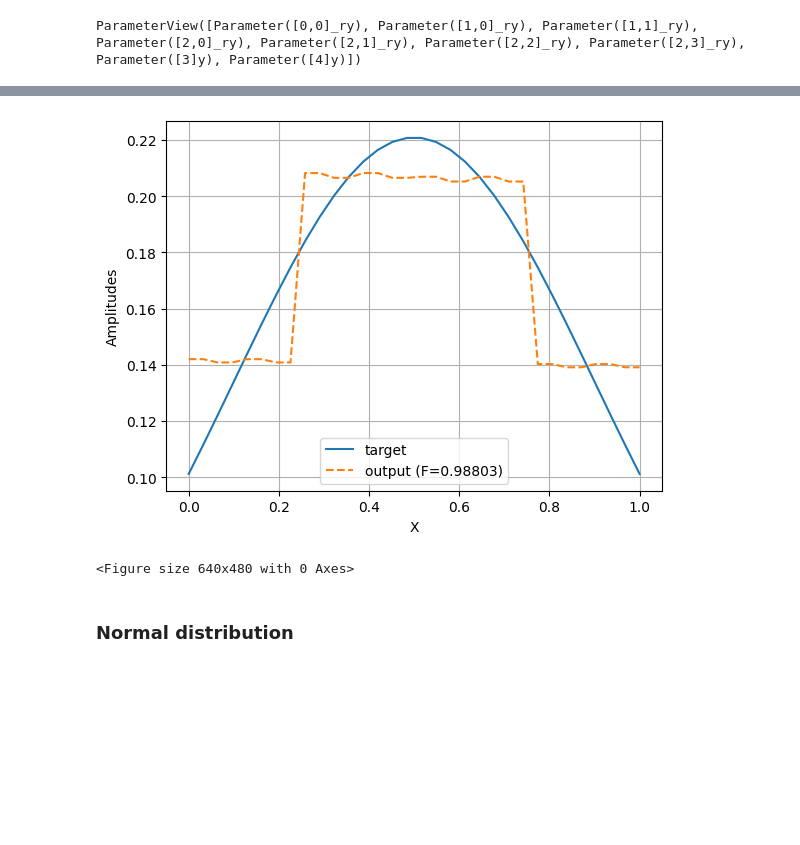
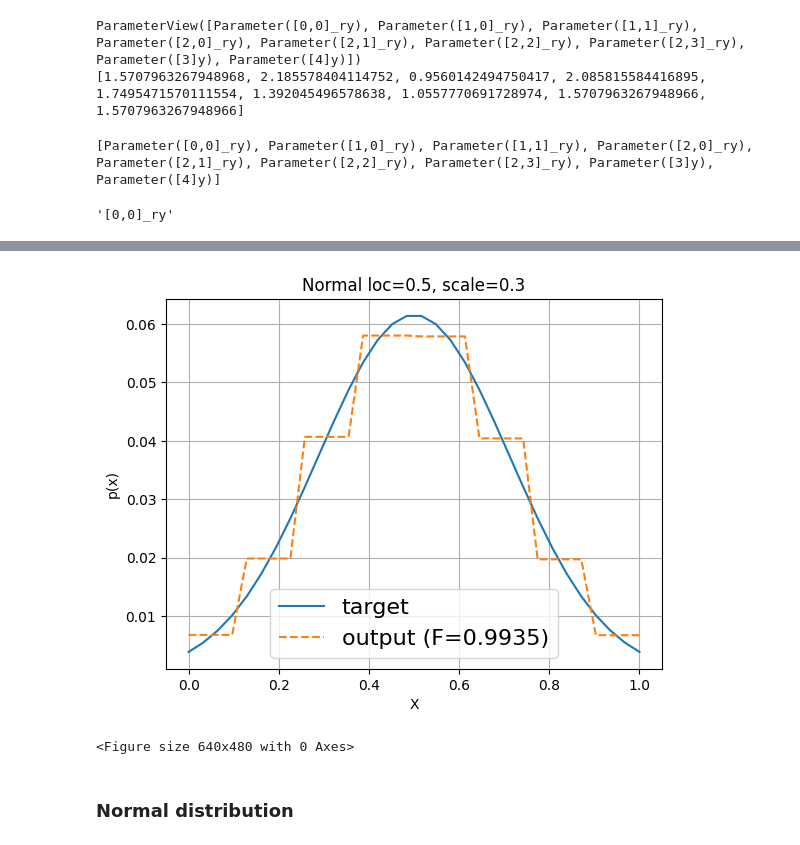
Before and after one commit to IsmaelCesar/sanches-modified, a Jupyter notebook: replicates/distributions.ipynb, the cells around one changed output, grey strips where cells are left out. Cells and saved outputs as stored; diff of their text form; code cells hidden in the pictures; blank space fills up the shorter version.

```diff
--- a/replicates/distributions.ipynb
+++ b/replicates/distributions.ipynb
@@ -17,7 +17,7 @@ import matplotlib.pyplot as plt
 # %%
 class ReplicateOptModule:
 
-    def __init__(self, ansatz: QuantumCircuit, k0: int, init_params: np.ndarray, target_state: np.ndarray, maxiter: int = 100, learning_rate: float = 1.5, tol: float=1e-4):
+    def __init__(self, ansatz: QuantumCircuit, k0: int, init_params: np.ndarray, target_state: np.ndarray, maxiter: int = 100, learning_rate: float = 1.5, tol: float=1e-9):
         self._ansatz = ansatz
         self._num_qubits = ansatz.num_qubits
         self._init_params = init_params
@@ -118,7 +118,7 @@ class ReplicateOptModule:
         return {"loss": computed_loss, "x": params}
 # %%
 num_qubits = 5
-state_params = {"x_points": (0, 1), "loc": 0.5, "scale": 0.4}
+state_params = {"x_points": (0, 1), "loc": 0.5, "scale": 0.3}
 
 normal_amplitudes = get_state(num_qubits, "normal", state_params)
 eta = compute_eta("normal", density_params=state_params)
@@ -126,13 +126,22 @@ eta = compute_eta("normal", density_params=state_params)
 sanchez = SanchezAnsatz(normal_amplitudes, eps=0.05, eta=eta)
 
 t_sanchez = transpile(sanchez, basis_gates=["u", "cx"])
-# %%
-t_sanchez.parameters
-# %% [output]
-ParameterView([Parameter([0,0]_ry), Parameter([1,0]_ry), Parameter([1,1]_ry), Parameter([2,0]_ry), Parameter([2,1]_ry), Parameter([2,2]_ry), Parameter([2,3]_ry), Parameter([3]y), Parameter([4]y)])
 # %%
 custom_em = ReplicateOptModule(t_sanchez, sanchez.k0, sanchez.init_params, normal_amplitudes, maxiter=50, tol=1e-4)
 result = custom_em.minimize()
+# %%
+print(t_sanchez.reverse_bits().parameters)
+print(sanchez.init_params)
+# %% [output]
+ParameterView([Parameter([0,0]_ry), Parameter([1,0]_ry), Parameter([1,1]_ry), Parameter([2,0]_ry), Parameter([2,1]_ry), Parameter([2,2]_ry), Parameter([2,3]_ry), Parameter([3]y), Parameter([4]y)])
+[1.5707963267948968, 2.185578404114752, 0.9560142494750417, 2.085815584416895, 1.7495471570111554, 1.392045496578638, 1.0557770691728974, 1.5707963267948966, 1.5707963267948966]
+# %%
+param_list = list(t_sanchez.parameters)
+print(param_list)
+param_list[0].name
+# %% [output]
+[Parameter([0,0]_ry), Parameter([1,0]_ry), Parameter([1,1]_ry), Parameter([2,0]_ry), Parameter([2,1]_ry), Parameter([2,2]_ry), Parameter([2,3]_ry), Parameter([3]y), Parameter([4]y)]
+'[0,0]_ry'
 # %%
 print("Loss: " , result["loss"])
 t_sanchez_p = t_sanchez.assign_parameters(result["x"])
@@ -141,13 +150,14 @@ output_state = get_state_vector(t_sanchez_p)
 fid = np.abs(output_state @ normal_amplitudes)**2
 
 x_points = np.linspace(0, 1, 2**num_qubits)
-plt.plot(x_points, normal_amplitudes, label="target")
-plt.plot(x_points, output_state, "--", label=f"output (F={np.round(fid, 5)})")
+plt.title(f"Normal loc={state_params['loc']}, scale={state_params['scale']}")
+plt.plot(x_points, np.abs(normal_amplitudes)**2, label="target")
+plt.plot(x_points, np.abs(output_state)**2, "--", label=f"output (F={np.round(fid, 4)})")
+plt.xlabel("X")
+plt.ylabel("p(x)")
+plt.grid()
+plt.legend(loc="best", fontsize=16)
 plt.savefig("../results/plot_custom_opt.png")
-plt.xlabel("X")
-plt.ylabel("Amplitudes")
-plt.grid()
-plt.legend(loc="best")
 plt.show()
 plt.clf()
 # %% [output]
@@ -155,4 +165,4 @@ Loss:  0.0003751552703917456
-[figure, old version]
+[figure, new version]
 <Figure size 640x480 with 0 Axes>
 # %% [markdown]
 ### Normal distribution
```
Also changed, not shown: parts of 3 cells of this notebook.
